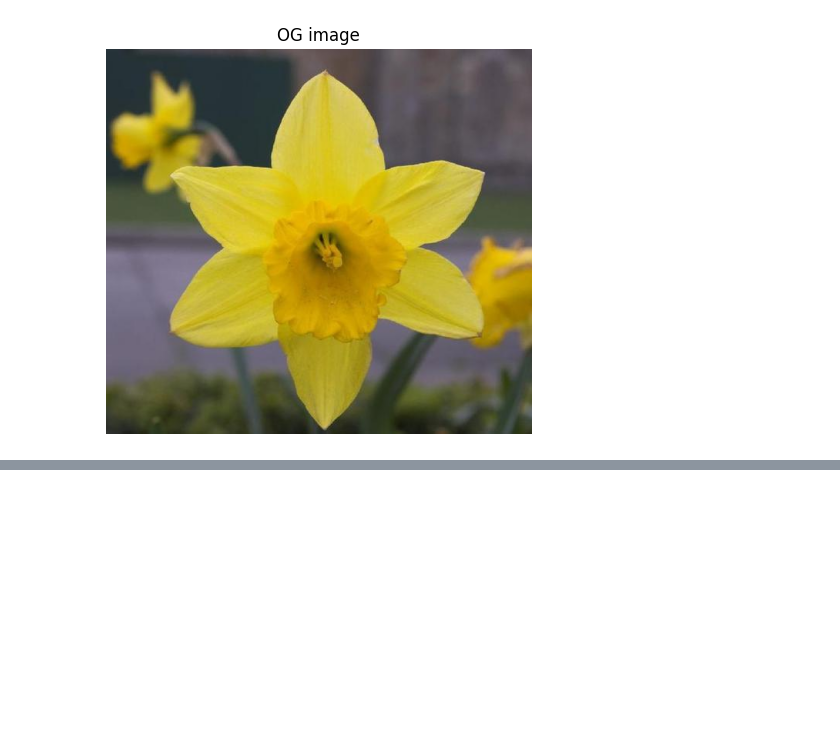
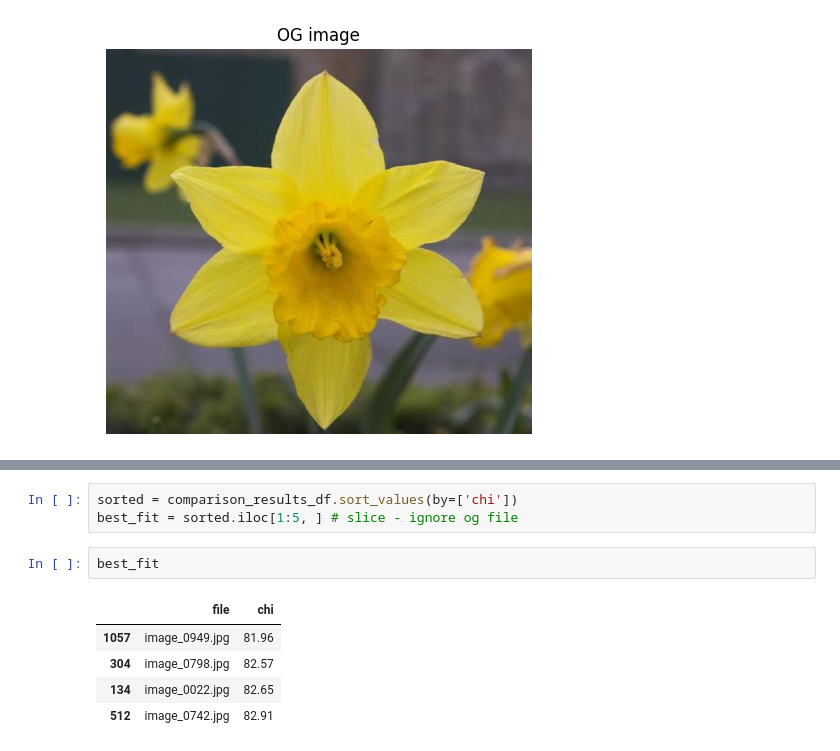
Before and after one commit to AddiH/cds-visual, a Jupyter notebook: nbs/session3_inclass_AddiH.ipynb, the cells around one changed output, grey strips where cells are left out. Drawn from its saved outputs; the diff is of its cells as text; blank space fills up the shorter version.

```diff
--- a/nbs/session3_inclass_AddiH.ipynb
+++ b/nbs/session3_inclass_AddiH.ipynb
@@ -317,0 +326,11 @@ ValueError: Shape of passed values is (2720, 1), indices imply (2720, 2)
+# %%
+sorted = comparison_results_df.sort_values(by=['chi'])
+best_fit = sorted.iloc[1:5, ] # slice - ignore og file
+# %%
+best_fit
+# %% [output]
+|  | file | chi |
+| 1057 | image_0949.jpg | 81.96 |
+| 304 | image_0798.jpg | 82.57 |
+| 134 | image_0022.jpg | 82.65 |
+| 512 | image_0742.jpg | 82.91 |
```
Also changed, not shown: parts of 4 cells of this notebook.
